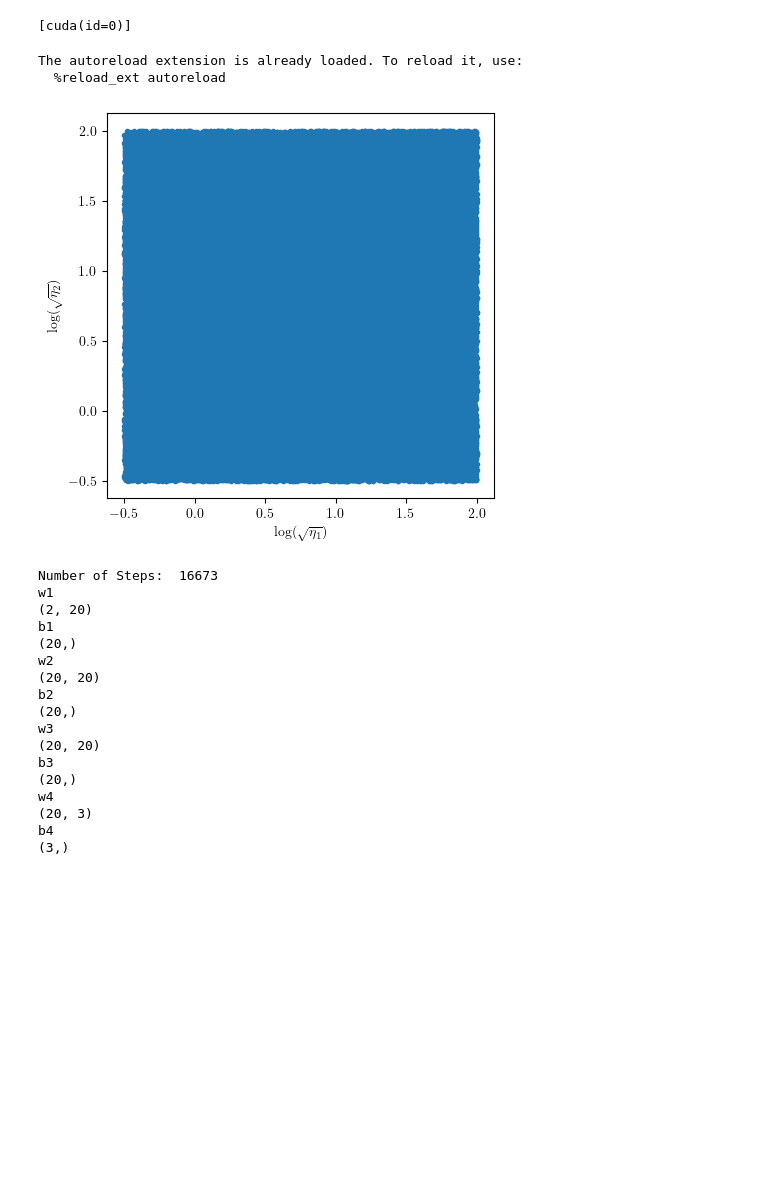
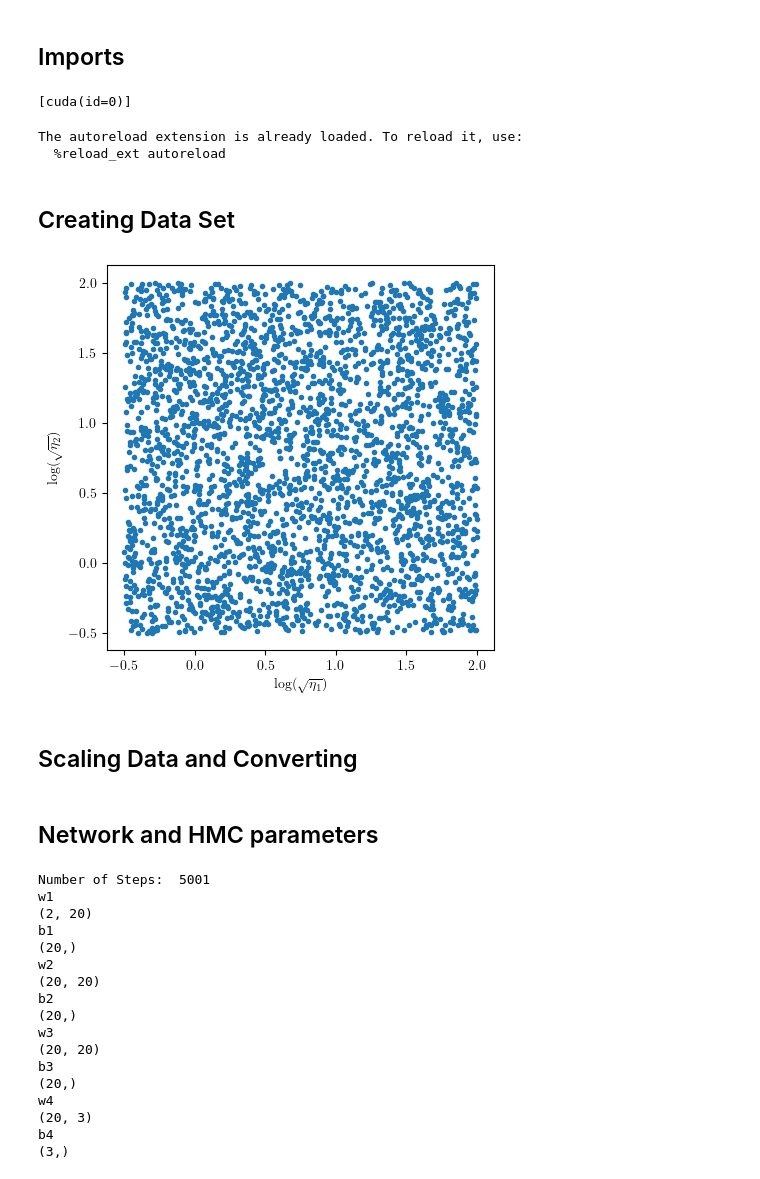
Before and after one commit to Crashprn/UncertaintyQuantification, a Jupyter notebook: MCMC_Jax.ipynb, the cells around one changed output. Drawn from its saved outputs; the diff is of its cells as text; code cells hidden in the pictures; blank space fills up the shorter version.

```diff
--- a/MCMC_Jax.ipynb
+++ b/MCMC_Jax.ipynb
@@ -1,3 +1,5 @@
+# %% [markdown]
+## Imports
 # %%
 import numpy as np
 import numpyro
@@ -63,29 +33,33 @@ def model(X, Y, D_H, D_Y=3):
+# %% [markdown]
+## Creating Data Set
 # %%
 # Data generators for the different turbulence closures
 SSG_gen = TurbulenceClosureDataGenerator('SSG')
 
 # Defining the ranges for the different scales
 log = (-.5, 2.0)
 
 # Defining whether to exclude certain areas of the data
 exclude_area = False
 include_area = False
 drop_eta_1 = False
 drop_eta_2 = False
 add_noise = False
 
 # Defining area to exclude datapoints
 eta_1_range = (10**np.array([-.3, 0.0]))**2
 eta_2_range = (10**np.array([-.3, 0.0]))**2
 
-etas_train, gs_train = generate_log_data(SSG_gen, log, 80_000, shuffle=True, gen_type="All")
+etas_train, gs_train = generate_log_data(SSG_gen, log, 3_000, shuffle=True, gen_type="All")
 
 etas_test, gs_test = generate_log_data(SSG_gen, log, 600, shuffle=True, gen_type="All")
 
 if not drop_eta_1 and not drop_eta_2:
     plot_data_generation_diff(etas_train)
 # %% [output]
-[figure, old version]
+[figure, new version]
+# %% [markdown]
+## Scaling Data and Converting
 # %%
 x_scaler = CustomScalerX().fit(etas_train)
 y_scaler = CustomScalerY().fit(gs_train)
@@ -98,29 +72,42 @@ y_scaled_test = y_scaler.transform(gs_test)
 
 x_train = jnp.array(x_scaled_train, dtype=jnp.float32)
 y_train = jnp.array(y_scaled_train, dtype=jnp.float32)
+# %% [markdown]
+## Network and HMC parameters
 # %%
+hmc_checkpoints = "Model_Checkpoints/HMC/"
+
+net_params = {
+    "input_dim": 2,
+    "output_dim": 3,
+    "hidden_dim": 20,
+    "num_layers": 4,
+    "data_size": len(x_train),
+    "layer_prior_scale": 5.0,
+}
+
 sampler_params = {
-    "num_warmup": 1000,
-    "num_samples": 5000,
-    "num_chains": 1
+    "num_warmup": 4,
+    "num_samples": 1,
+    "num_chains": 3
 }
 
 #gold_step_size = 55e-5
 #gold_trajectory_length = 1.6501
 
-step_size = 15e-5
+step_size = 50e-5
 trajectory_length = 2.501
 num_steps = int(np.ceil(trajectory_length // step_size))
 print("Number of Steps: ", num_steps)
 
-init_dict = pickle.load(open("NUTS_Initialize_large.pkl", "rb"))
+init_dict = pickle.load(open(hmc_checkpoints+"HMC_Initialize_large.pkl", "rb"))
 
 for key, value in init_dict.items():
     print(key)
-    init_dict[key] = jnp.array(value).T
+    init_dict[key] = jnp.array(value.T)
     print(init_dict[key].shape)
 # %% [output]
-Number of Steps:  16673
+Number of Steps:  5001
 w1
 (2, 20)
 b1
```
Also changed, not shown: parts of 8 cells of this notebook, 2 other files.
